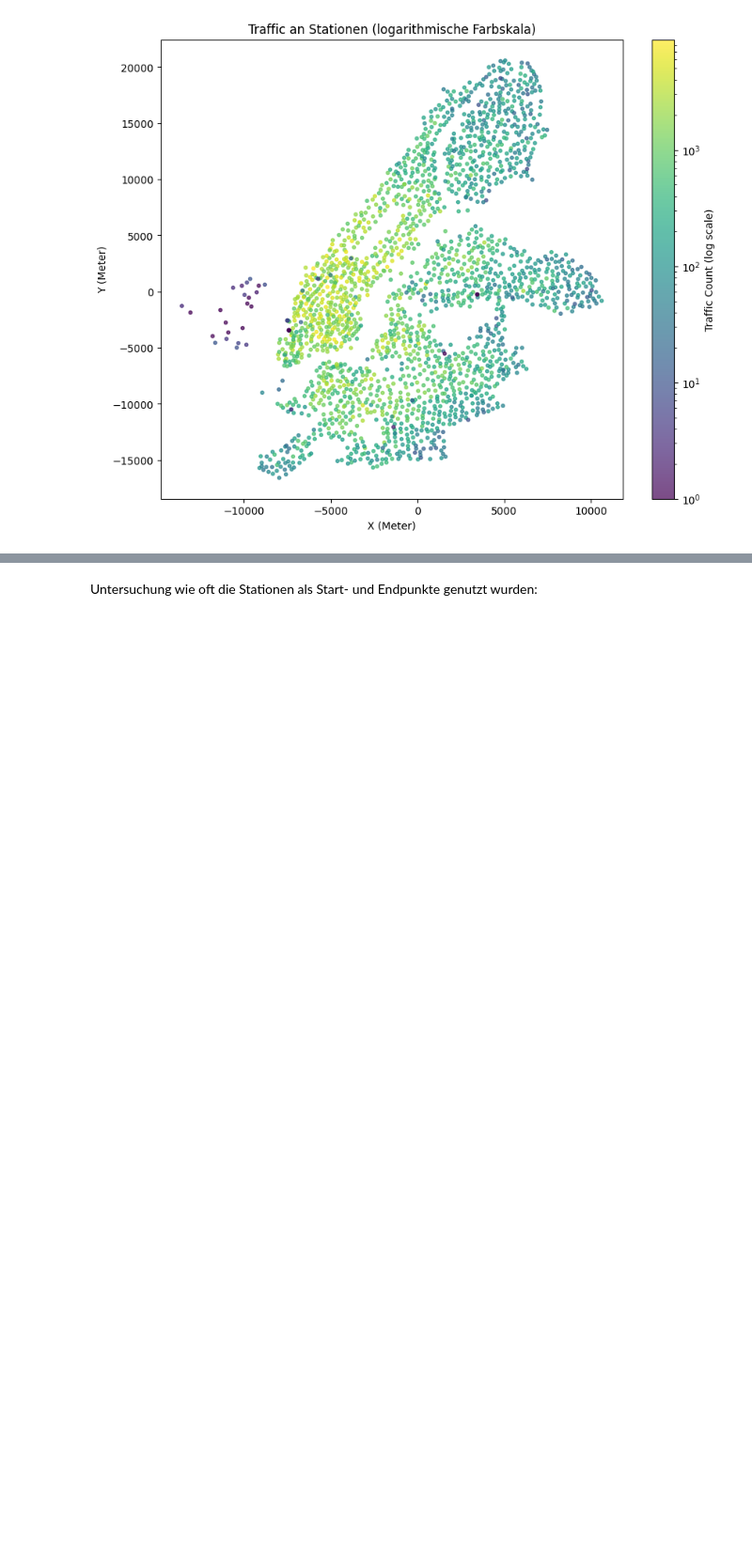
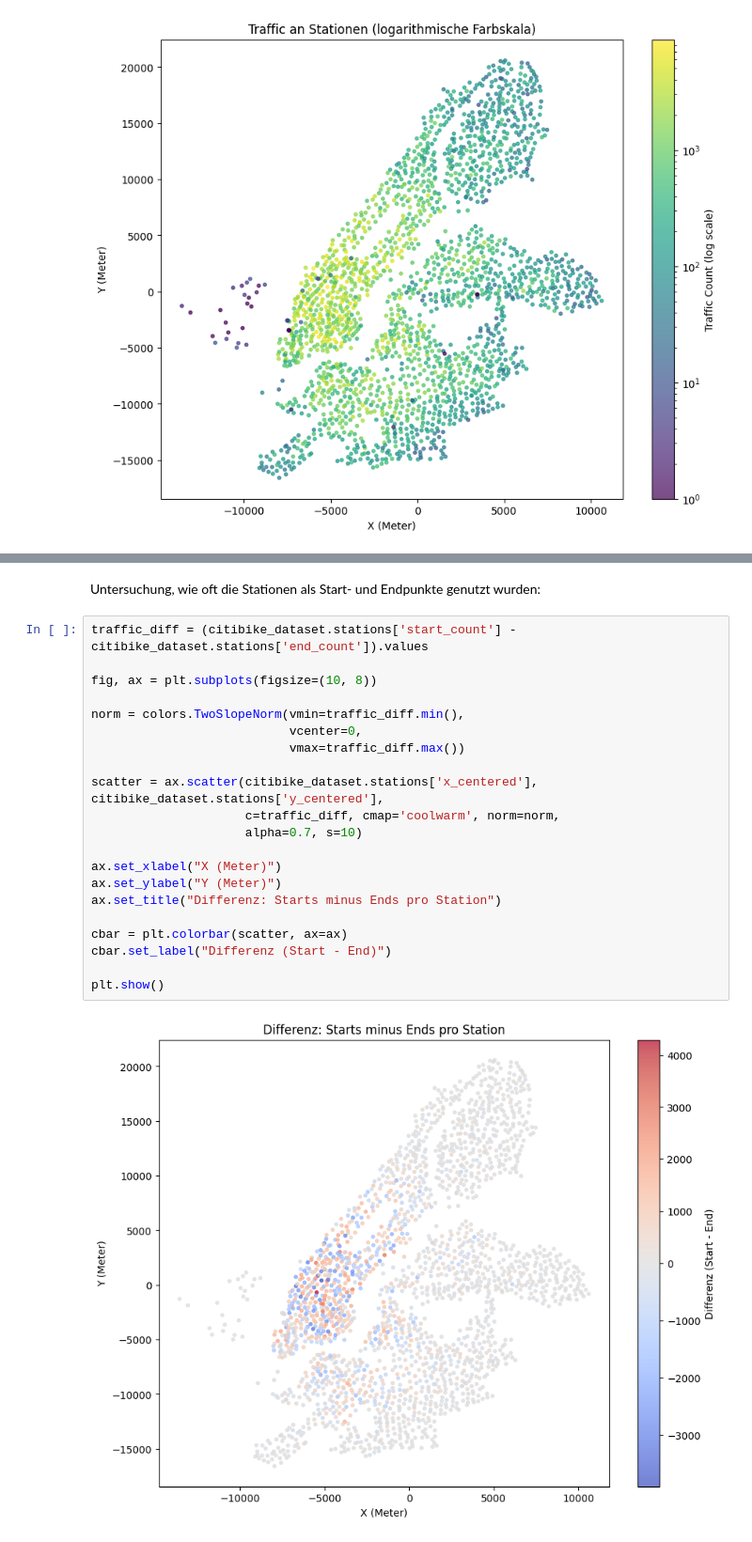
Before and after one commit to JanKrabbe/axa_challenge, a Jupyter notebook: explorative_data_analysis.ipynb, the cells around one changed output, grey strips where cells are left out. Shown at 94% size. Drawn from its saved outputs; the diff is of its cells as text; blank space fills up the shorter version.

```diff
--- a/explorative_data_analysis.ipynb
+++ b/explorative_data_analysis.ipynb
@@ -66,2 +66,25 @@ Es wird die Erwartung bestätigt, dass gerade die Stationen im inneren Stadtgebi
 # %% [markdown]
-Untersuchung wie oft die Stationen als Start- und Endpunkte genutzt wurden:
+Untersuchung, wie oft die Stationen als Start- und Endpunkte genutzt wurden:
+# %%
+traffic_diff = (citibike_dataset.stations['start_count'] - citibike_dataset.stations['end_count']).values
+
+fig, ax = plt.subplots(figsize=(10, 8))
+
+norm = colors.TwoSlopeNorm(vmin=traffic_diff.min(),
+                           vcenter=0,
+                           vmax=traffic_diff.max())
+
+scatter = ax.scatter(citibike_dataset.stations['x_centered'], citibike_dataset.stations['y_centered'],
+                     c=traffic_diff, cmap='coolwarm', norm=norm,
+                     alpha=0.7, s=10)
+
+ax.set_xlabel("X (Meter)")
+ax.set_ylabel("Y (Meter)")
+ax.set_title("Differenz: Starts minus Ends pro Station")
+
+cbar = plt.colorbar(scatter, ax=ax)
+cbar.set_label("Differenz (Start - End)")
+
+plt.show()
+# %% [output]
+[figure, added]
```
Also changed, not shown: parts of 17 cells of this notebook.
